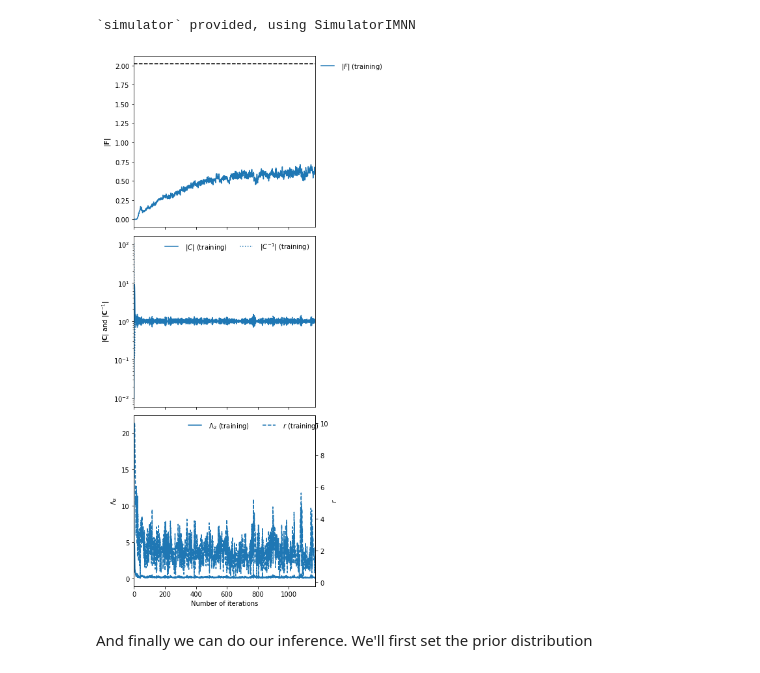
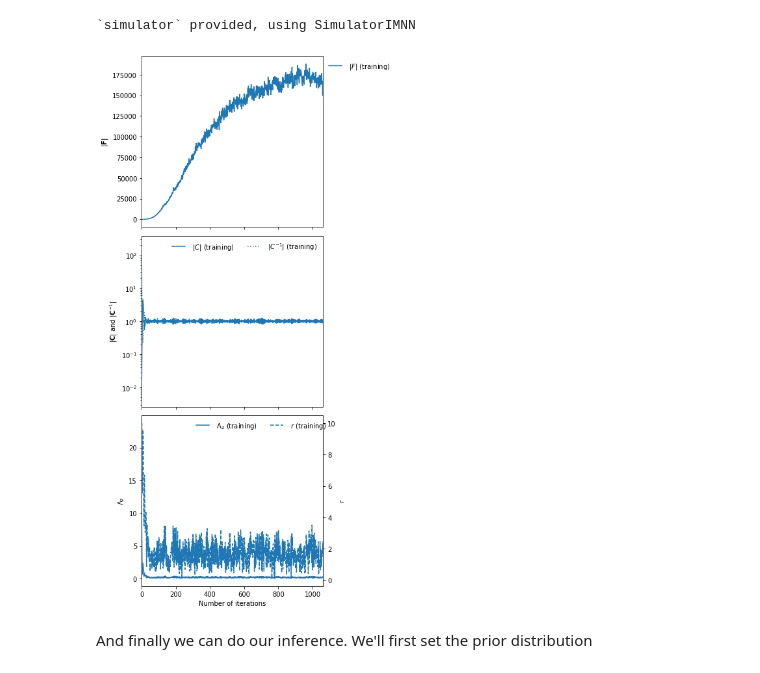
Before and after one commit to tomcharnock/IMNN, a Jupyter notebook: examples/2d_field_inference.ipynb, the cells around one changed output. Saved outputs shown, nothing was run; the diff lists cells and outputs as text; code cells hidden in the pictures.

```diff
--- a/examples/2d_field_inference.ipynb
+++ b/examples/2d_field_inference.ipynb
@@ -373,7 +383,7 @@ model = stax.serial(
 # %% [markdown]
 We'll also grab an adam optimiser from jax.experimental.optimizers
 # %%
-optimiser = optimizers.adam(step_size=1e-1)
+optimiser = optimizers.adam(step_size=1e-3)
 # %% [markdown]
 Note that due to the form of the network we'll want to have simulations that have a "channel" dimension, which we can set up by not allowing for squeezing in the simulator.
 # %% [markdown]
@@ -479,5 +500,5 @@ simulator_args = dict(
     L=250,
     shape=shape,
     vol_norm=True,
-    N_scale=True,
+    N_scale=False,
     squeeze=True)
@@ -508,16 +565,20 @@ IMNN = imnn.IMNN(
         optimiser=optimiser,
         key_or_state=key,
         simulator=lambda rng, θ: simulator(
-            rng, θ, simulator_args={**simulator_args, **{"squeeze": False}}))
+            rng, θ,
+            simulator_args={**simulator_args,
+                            **{"squeeze": False}},
+            log_normal=True))
 # %% [output]
 `simulator` provided, using SimulatorIMNN
 # %%
 rng, key = jax.random.split(rng)
-IMNN.fit(λ=10., ϵ=0.1, rng=key, print_rate=1, min_iterations=1000, best=False)
+IMNN.fit(λ=10., ϵ=0.1, rng=key, print_rate=None,
+         min_iterations=500, best=False)
 # %%
-IMNN.plot(expected_detF=np.linalg.det(F));
+IMNN.plot(expected_detF=None);
 # %% [output]
-[figure, old version]
+[figure, new version]
 # %% [markdown]
 And finally we can do our inference. We'll first set the prior distribution
 # %%
```
Also changed, not shown: parts of 29 cells of this notebook, 22 other files.
